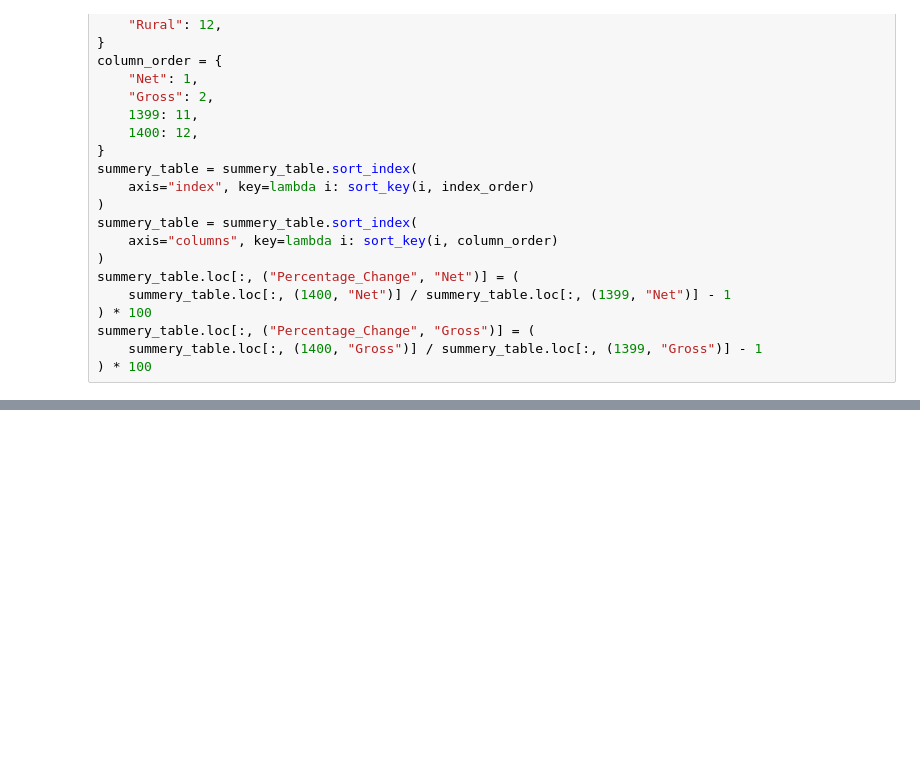
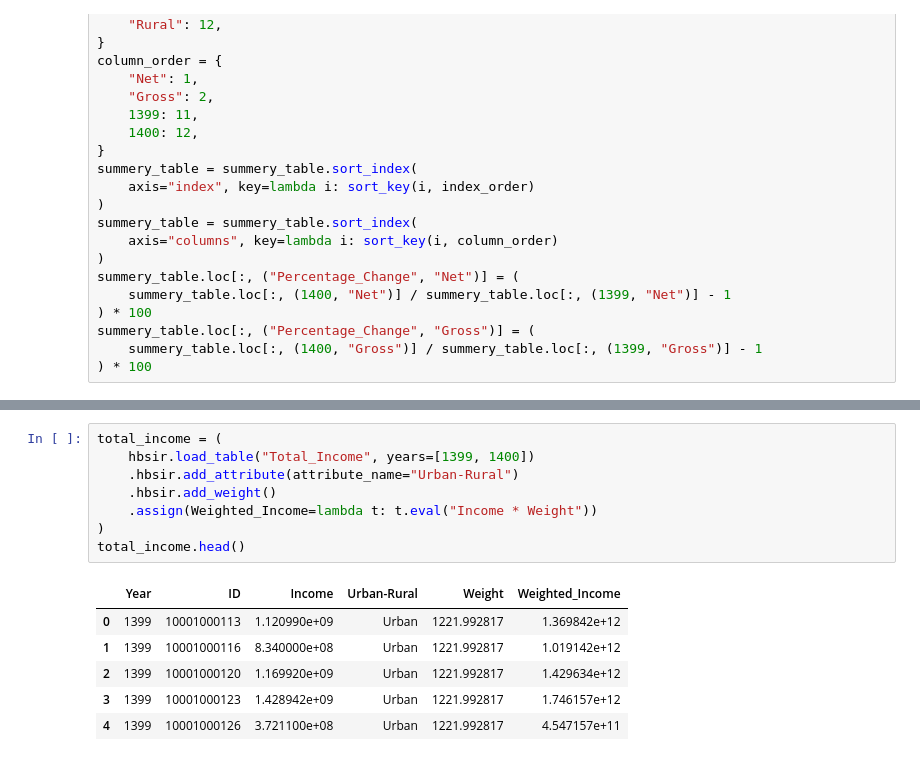
Before and after one commit to Iran-Open-Data/HBSIR_OLD, a Jupyter notebook: examples/ISC/1400/summery-results.ipynb, the cells around one changed output, grey strips where cells are left out. Cells and saved outputs as stored; diff of their text form; blank space fills up the shorter version.

```diff
--- a/examples/ISC/1400/summery-results.ipynb
+++ b/examples/ISC/1400/summery-results.ipynb
@@ -172,0 +198,15 @@ display(final_image, final_df)
+# %%
+total_income = (
+    hbsir.load_table("Total_Income", years=[1399, 1400])
+    .hbsir.add_attribute(attribute_name="Urban-Rural")
+    .hbsir.add_weight()
+    .assign(Weighted_Income=lambda t: t.eval("Income * Weight"))
+)
+total_income.head()
+# %% [output]
+|  | Year | ID | Income | Urban-Rural | Weight | Weighted_Income |
+| 0 | 1399 | 10001000113 | 1.120990e+09 | Urban | 1221.992817 | 1.369842e+12 |
+| 1 | 1399 | 10001000116 | 8.340000e+08 | Urban | 1221.992817 | 1.019142e+12 |
+| 2 | 1399 | 10001000120 | 1.169920e+09 | Urban | 1221.992817 | 1.429634e+12 |
+| 3 | 1399 | 10001000123 | 1.428942e+09 | Urban | 1221.992817 | 1.746157e+12 |
+| 4 | 1399 | 10001000126 | 3.721100e+08 | Urban | 1221.992817 | 4.547157e+11 |
```
Also changed, not shown: parts of 12 cells of this notebook.
